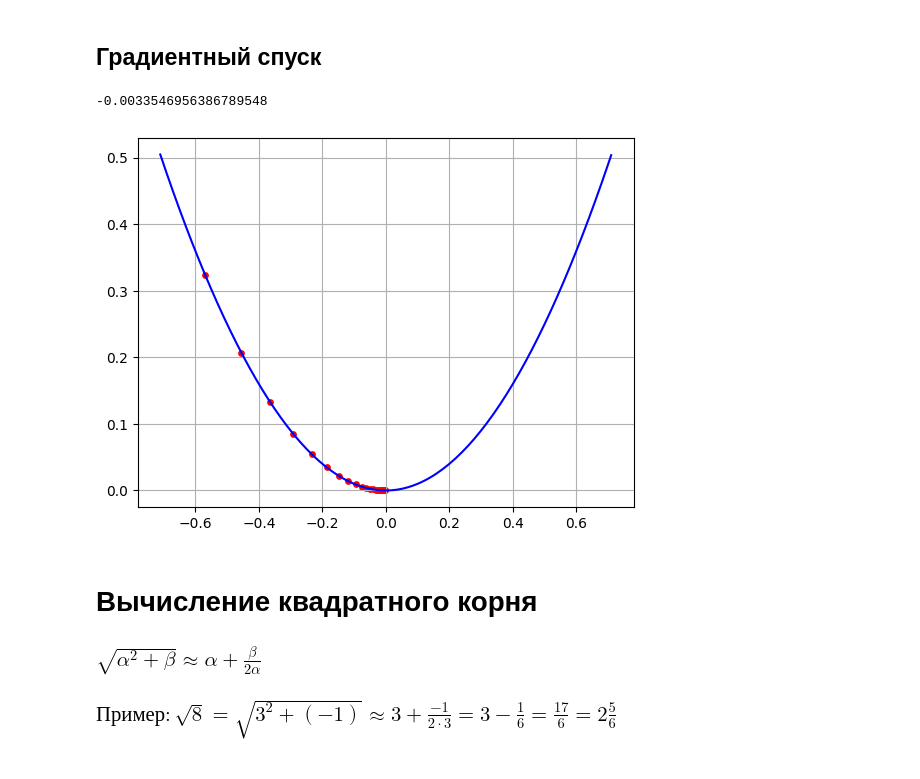
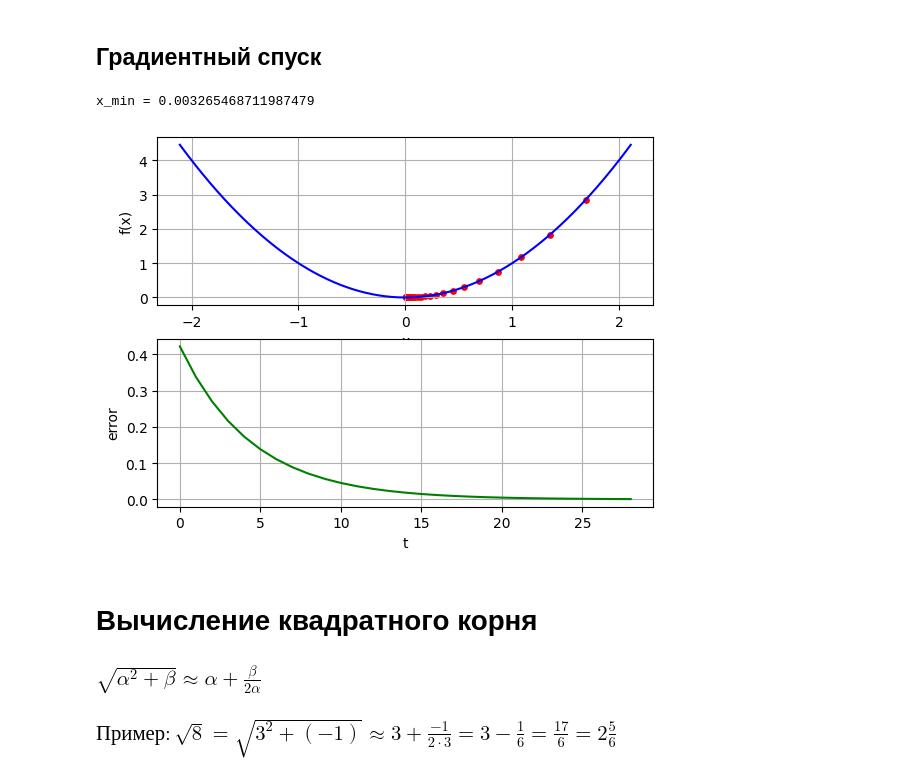
Before and after one commit to DaniilAszn/ILoveMath, a Jupyter notebook: MathColabFile.ipynb, the cells around one changed output. Cells and saved outputs as stored; diff of their text form; code cells hidden in the pictures.

```diff
--- a/MathColabFile.ipynb
+++ b/MathColabFile.ipynb
@@ -162,43 +162,60 @@ def df(x: int) -> int:
     '''
     Derivative of a function
     '''
     return 2 * x
 
 # Инициализация начальных значений
 epsilon = 0.001
 eta = 0.1
 n = 1000
 x_old = np.random.uniform(-3, 4)
 
 # График параболы х ** 2
-arguments = np.arange(- abs(x_old), abs(x_old), 0.01)
+arguments = np.arange(-abs(x_old), abs(x_old), 0.01)
 parabola = arguments ** 2
 
 # Точки на параболе
 x_dots = []
 y_dots = []
 
+t_iterations = []
+error_values = []
+
 # Алгоритм градиентного спуска
-for i in range(n):
+for t in range(n):
     x_new = x_old - eta * df(x_old)
     x_dots.append(x_new)
     y_dots.append(f(x_new))
-    # print(f'{i + 1} итерация:, x(t) = {x_new}, x(t-1) = {x_old}')
+    # print(f'{t + 1} итерация:, x(t) = {x_new}, x(t-1) = {x_old}')
+
+    t_iterations.append(t)
+    error_values.append(abs(x_new - x_old))
+
     if abs(x_new - x_old) < epsilon:
         break
     x_old = x_new
 
 # Точка, которая оказалась ближе всего к минимуму
-print(x_new)
+print(f'x_min = {x_new}')
 
-# Построение графика
-plt.plot(arguments, parabola, c='blue')
-plt.scatter(x_dots, y_dots, s=15, c='red')
-plt.grid()
+# Построение графиков
+fig, axes = plt.subplots(2)
+
+axes[0].set_xlabel('x')
+axes[0].set_ylabel('f(x)')
+axes[0].grid()
+axes[0].plot(arguments, parabola, c='blue')
+axes[0].scatter(x_dots, y_dots, s=15, c='red')
+
+axes[1].set_xlabel('t')
+axes[1].set_ylabel('error')
+axes[1].grid()
+axes[1].plot(t_iterations, error_values, c='green')
+
 plt.show()
 # %% [output]
--0.0033546956386789548
+x_min = 0.003265468711987479
-[figure, old version]
+[figure, new version]
 # %% [markdown]
 # Вычисление квадратного корня
 
```
Also changed, not shown: parts of 1 cell of this notebook.
